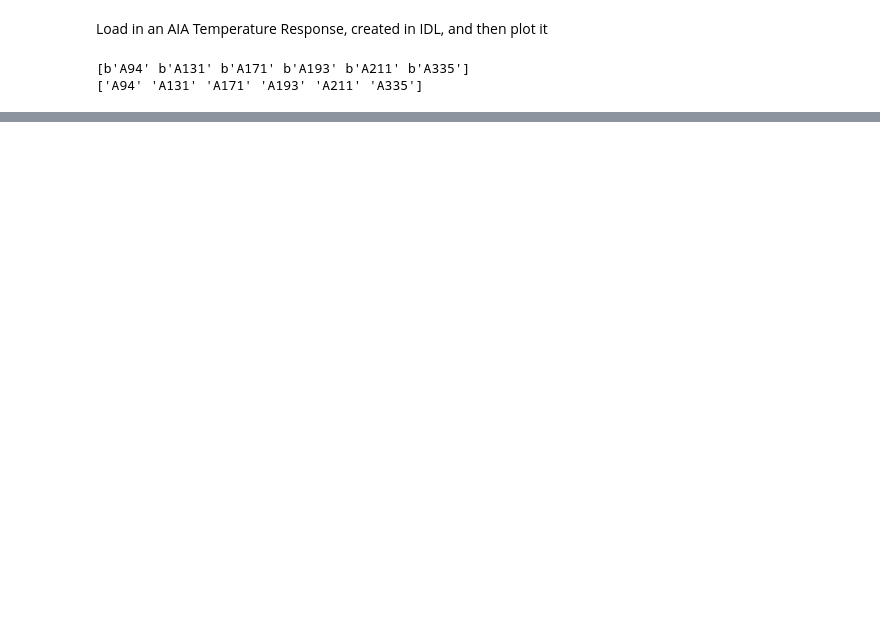
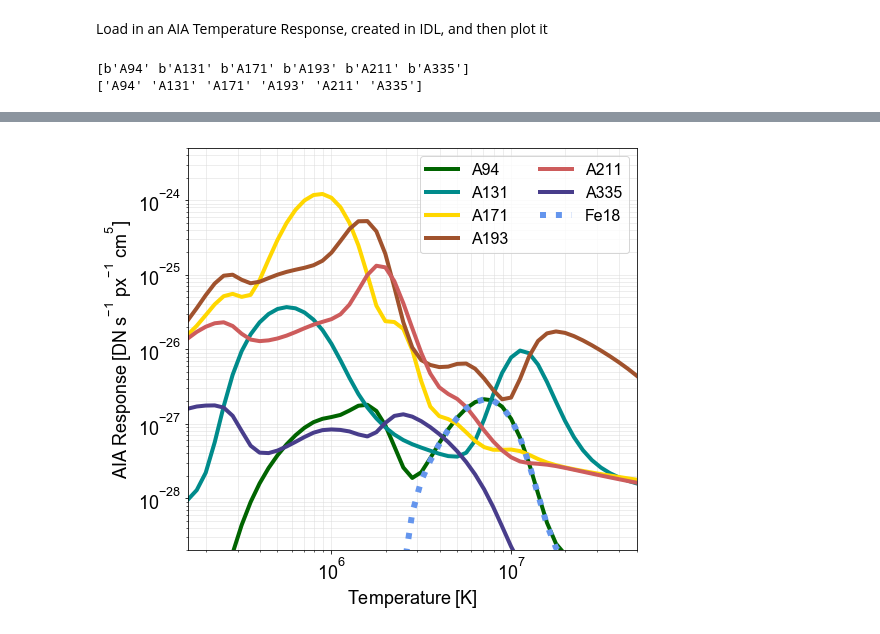
Before and after one commit to ianan/nustar_sac, a Jupyter notebook: python/feb_tr_response.ipynb, the cells around one changed output, grey strips where cells are left out. Drawn from its saved outputs; the diff is of its cells as text; code cells hidden in the pictures; blank space fills up the shorter version.

```diff
--- a/python/feb_tr_response.ipynb
+++ b/python/feb_tr_response.ipynb
@@ -50,0 +51,17 @@ plt.show()
+# %%
+# Do a log-log version over a wider T range
+fig = plt.figure(figsize=(8, 7))
+for i in np.arange(6):
+    plt.semilogy(10**tr['logt'],tr['tr'][i],label=tr['channels'][i],color=clrs[i],lw=4)
+plt.loglog(10**tr['logt'],tr18,':',lw=6,label='Fe18',color=clrs[6])
+plt.xlabel('$Temperature\;[K]$')
+plt.ylabel('$AIA\;Response\;[DN\;s^{-1}\;px^{-1}\;cm^5$]')
+plt.ylim([2e-29,5e-24])
+plt.xlim([10**5.2,10**7.7])
+plt.legend(ncol=2,prop={'size': 16})
+plt.grid(True,which='both',lw=0.5,color='gainsboro')
+plt.tight_layout(rect = [0, 0, 1, 1])
+plt.savefig('feb16aia_resp.pdf',box_inches='tight')
+plt.show()
+# %% [output]
+[figure, added]
```
Also changed, not shown: parts of 2 cells of this notebook.
